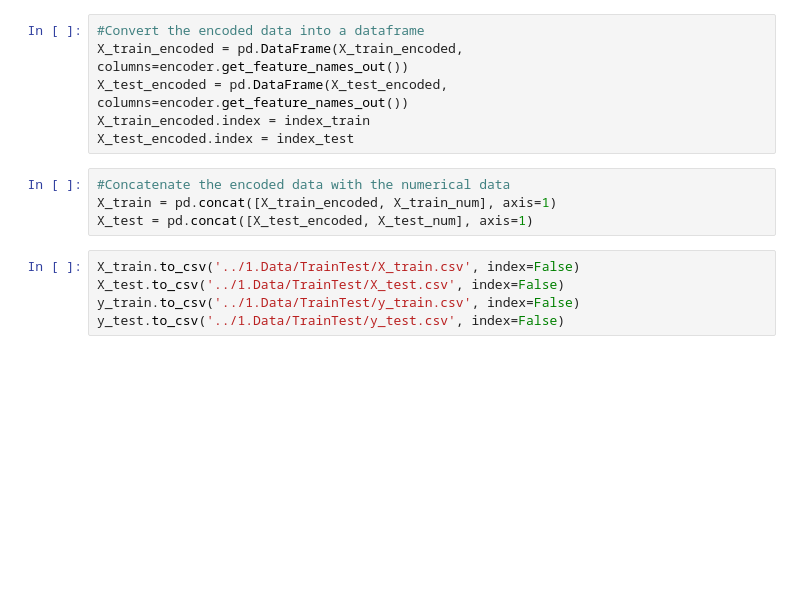
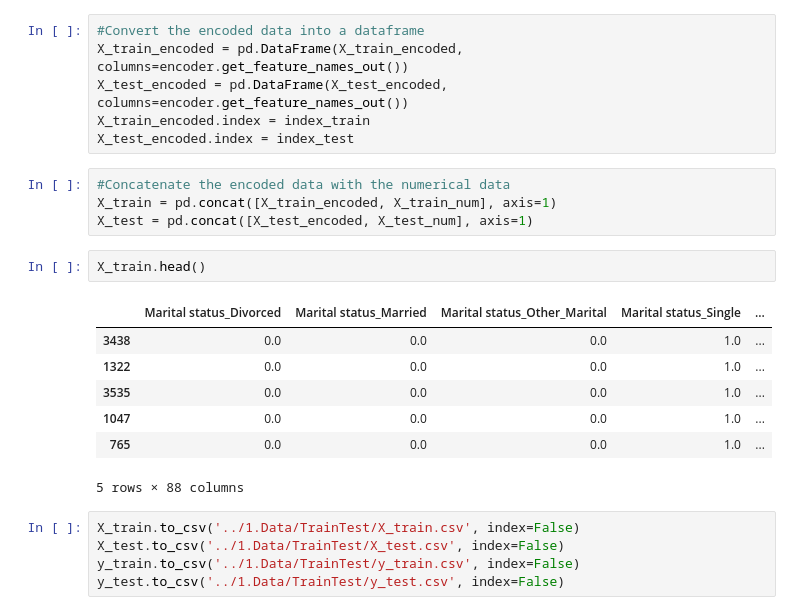
Before and after one commit to Kevin-Kwasnik/student-dropout-prediction, a Jupyter notebook: 3.DataPreparation/DataPrep.ipynb, the cells around one changed output. Saved outputs shown, nothing was run; the diff lists cells and outputs as text; blank space fills up the shorter version.

```diff
--- a/3.DataPreparation/DataPrep.ipynb
+++ b/3.DataPreparation/DataPrep.ipynb
@@ -81,6 +82,16 @@ X_test_encoded.index = index_test
 #Concatenate the encoded data with the numerical data
 X_train = pd.concat([X_train_encoded, X_train_num], axis=1)
 X_test = pd.concat([X_test_encoded, X_test_num], axis=1)
+# %%
+X_train.head()
+# %% [output]
+|  | Marital status_Divorced | Marital status_Married | Marital status_Other_Marital | Marital status_Single | ... |
+| 3438 | 0.0 | 0.0 | 0.0 | 1.0 | ... |
+| 1322 | 0.0 | 0.0 | 0.0 | 1.0 | ... |
+| 3535 | 0.0 | 0.0 | 0.0 | 1.0 | ... |
+| 1047 | 0.0 | 0.0 | 0.0 | 1.0 | ... |
+| 765 | 0.0 | 0.0 | 0.0 | 1.0 | ... |
+5 rows × 88 columns
 # %%
 X_train.to_csv('../1.Data/TrainTest/X_train.csv', index=False)
 X_test.to_csv('../1.Data/TrainTest/X_test.csv', index=False)
```
Also changed, not shown: parts of 10 cells of this notebook, 2 other files.
